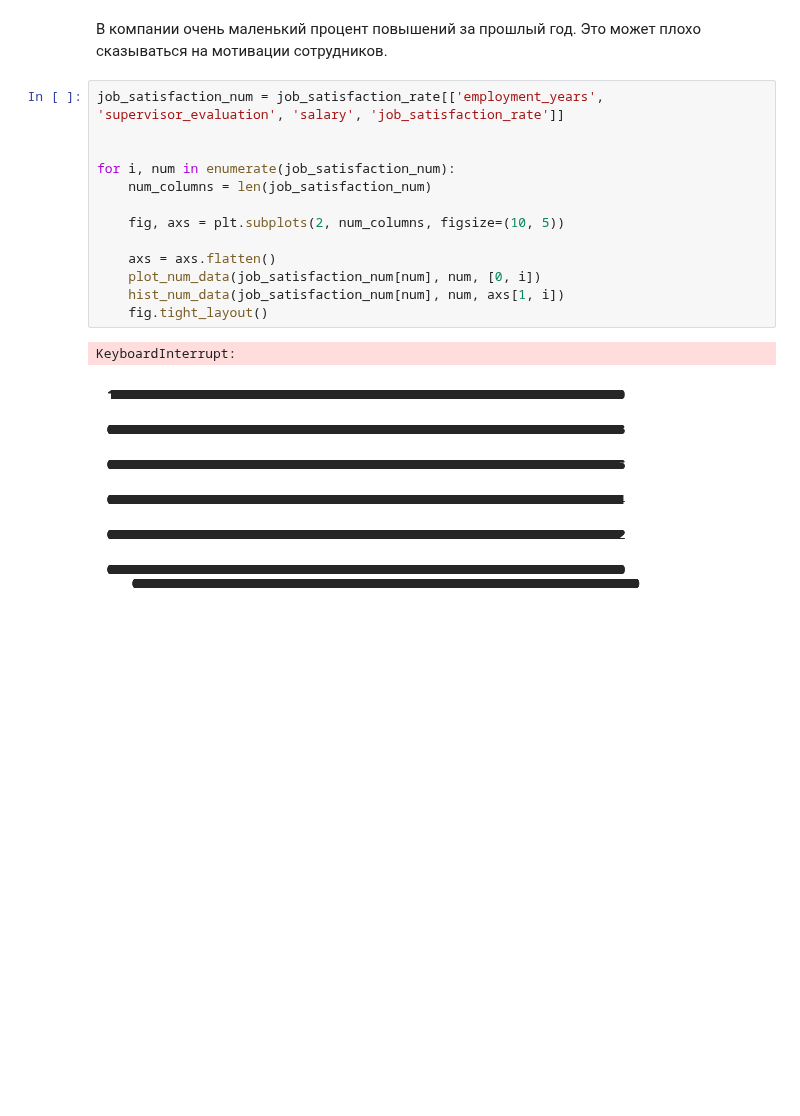
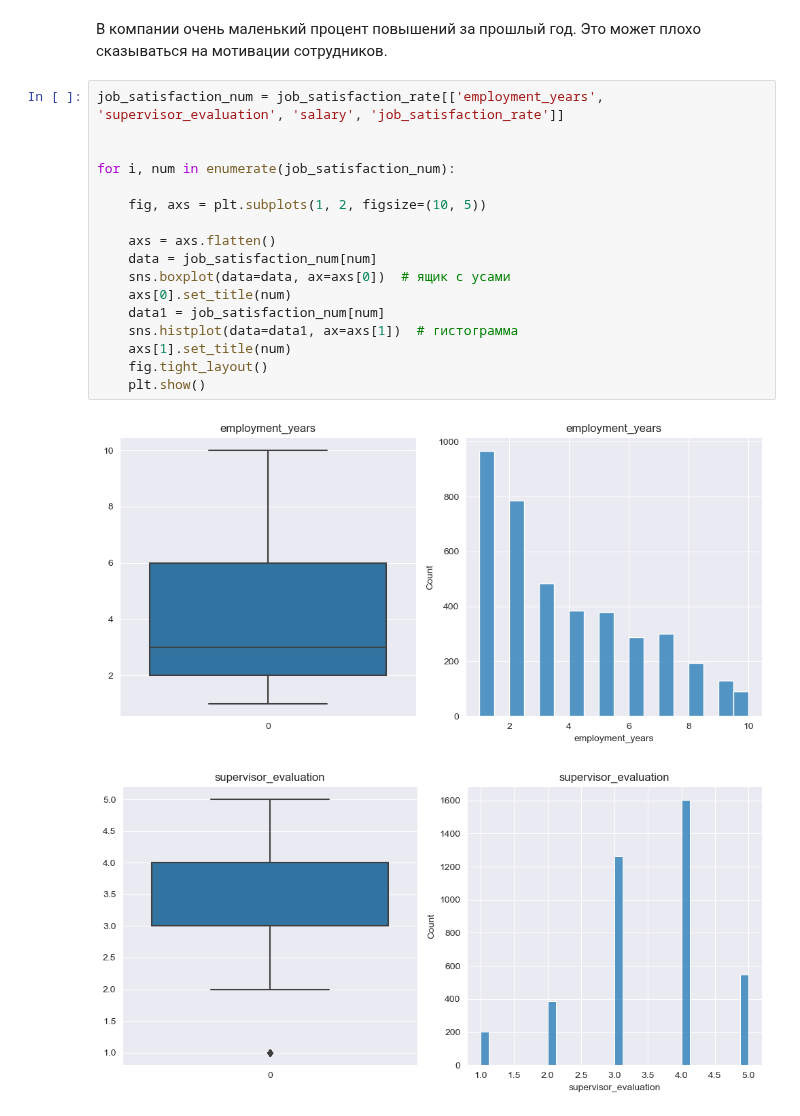
Before and after one commit to i-bobrineva/practicum-ds, a Jupyter notebook: bobrineva_mainproject2_v1.ipynb, the cells around one changed output. Drawn from its saved outputs; the diff is of its cells as text; blank space fills up the shorter version.

```diff
--- a/bobrineva_mainproject2_v1.ipynb
+++ b/bobrineva_mainproject2_v1.ipynb
@@ -284,16 +284,20 @@ for i, cat in enumerate(job_satisfaction_cat):
 # %%
 job_satisfaction_num = job_satisfaction_rate[['employment_years', 'supervisor_evaluation', 'salary', 'job_satisfaction_rate']]
 
 
 for i, num in enumerate(job_satisfaction_num):
-    num_columns = len(job_satisfaction_num)
 
-    fig, axs = plt.subplots(2, num_columns, figsize=(10, 5))
+    fig, axs = plt.subplots(1, 2, figsize=(10, 5))
 
     axs = axs.flatten()
-    plot_num_data(job_satisfaction_num[num], num, [0, i])
-    hist_num_data(job_satisfaction_num[num], num, axs[1, i])
+    data = job_satisfaction_num[num]
+    sns.boxplot(data=data, ax=axs[0])  # ящик с усами
+    axs[0].set_title(num)
+    data1 = job_satisfaction_num[num]
+    sns.histplot(data=data1, ax=axs[1])  # гистограмма
+    axs[1].set_title(num)
     fig.tight_layout()
+    plt.show()
 # %% [output]
-KeyboardInterrupt:
-[figure, old version]
+[figure, new version]
+[figure, added]
```
Also changed, not shown: parts of 1 cell of this notebook.
